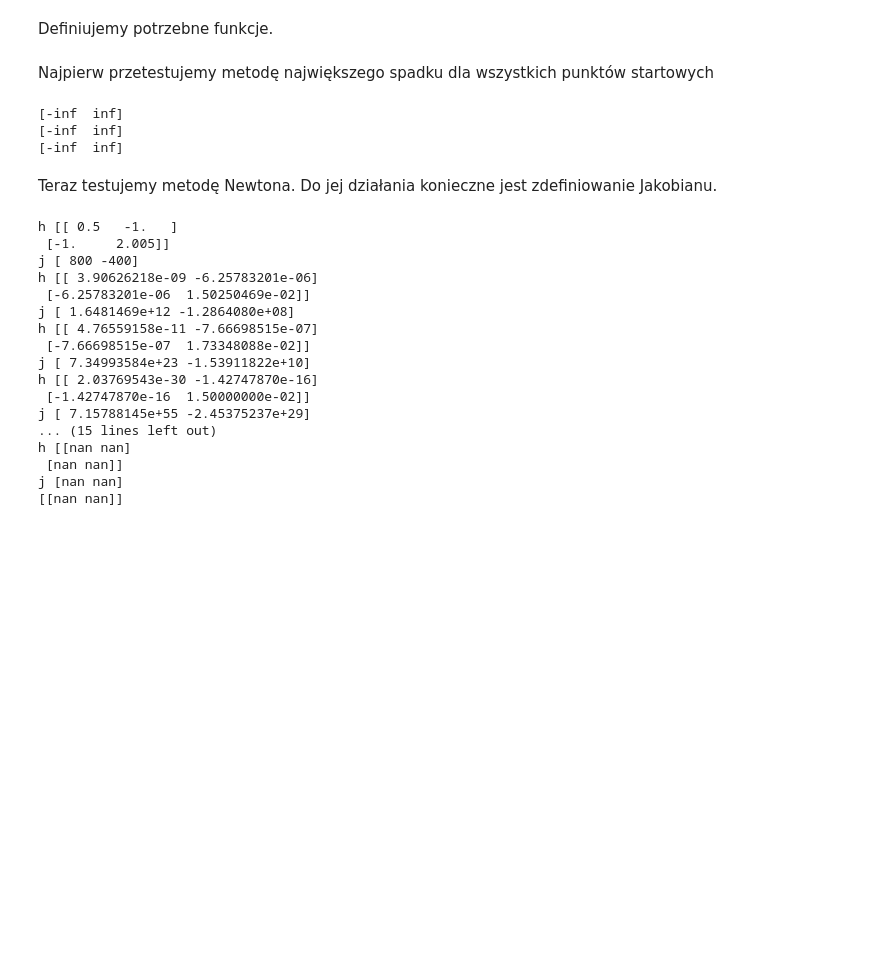
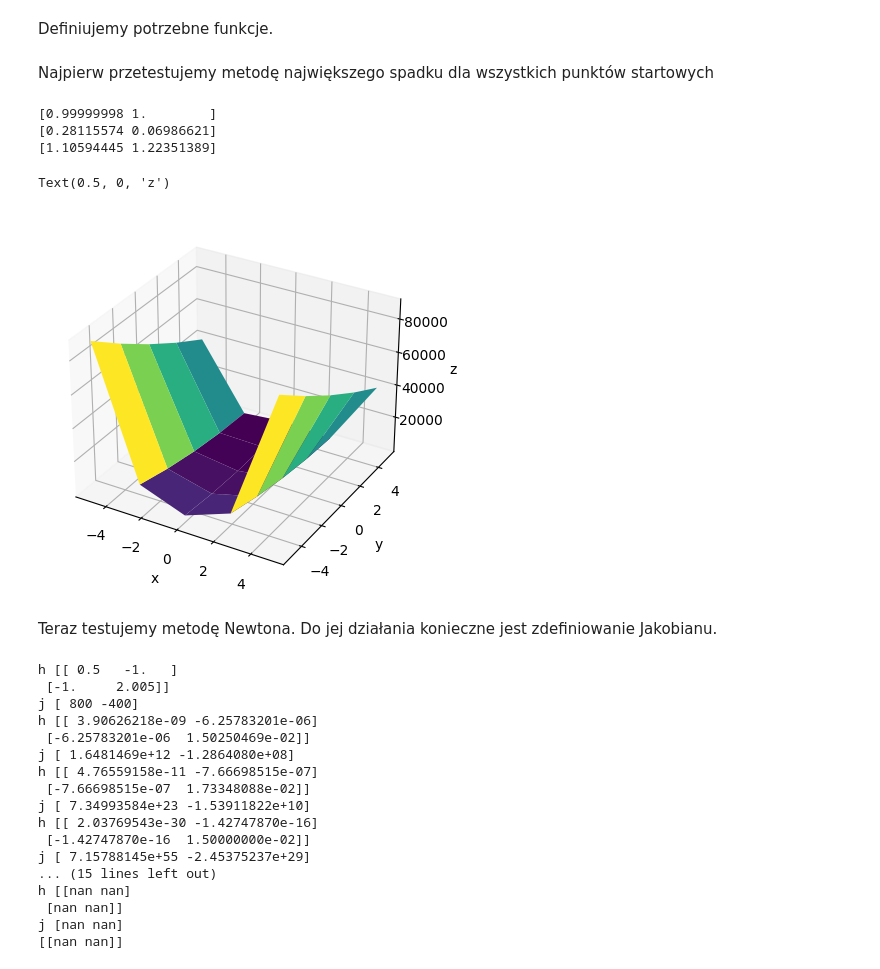
Before and after one commit to kpiotr6/MOWNIT, a Jupyter notebook: L11/labolatorium11.ipynb, the cells around one changed output. Saved outputs shown, nothing was run; the diff lists cells and outputs as text; code cells hidden in the pictures; blank space fills up the shorter version.

```diff
--- a/L11/labolatorium11.ipynb
+++ b/L11/labolatorium11.ipynb
@@ -320,8 +324,8 @@ def simple_newton(x,fun):
 # %%
 def rosenbrock(x):
-    return 100*x[0]**4-200*x[1]*x[0]**2+x[0]**2+100*x[1]**2+1
+    return 100*(x[1]-x[0]*x[0])**2+(1-x[0])**2
 # %%
 def jacobian(x):
-    return np.array([400*(x[1]**3)-400*x[0]*x[1]+2*x[1]-2,-200*x[1]-200*x[0]**2])
+    return np.array([(x[1]-x[0]*x[0])*x[0]*(-400)-2+x[0],200*(x[1]-x[0]*x[0])])
 # %%
 def to_min(a,x,g):
@@ -330,11 +333,11 @@ def to_min(a,x,g):
 # %%
 def steepest(grad,start):
     current = start
-    a = 1
+    a = [0.5]
     for i in range(10):
         grad_val = grad(current)
-        # a = minimize_scalar(to_min,bounds=(0,2),args=(current,grad_val),method="Bounded").x
-        # a = minimize(to_min,a,method="SLSQP",args=(current,grad_val),bounds=[(0,float('inf'))]).x
+        res = minimize(to_min,a,args=(current,grad_val),bounds=[(0,float('inf'))])
+        a = res.x
         current = current - a*grad_val
     return current
 # %% [markdown]
@@ -342,21 +345,32 @@ Najpierw przetestujemy metodę największego spadku dla wszystkich punktów star
 # %%
 x0 = [-1, 1]
 x1 = [0, 1]
 x2 = [2, 1]
 res0 = steepest(jacobian,x0)
 res1 = steepest(jacobian,x1)
 res2 = steepest(jacobian,x2)
 print(res0)
 print(res1)
 print(res2)
-# x = np.linspace(0,20,1000)
-# y = [to_min(i,[1,1],[1,1]) for i in x]
-# mp.plot(x,y)
-# mp.show()
+x = np.linspace(-5,5,5)
+y = np.linspace(-5,5,5)
+X,Y = np.meshgrid(x,y)
+a = (X,Y)
+Z = rosenbrock(a)
+# for i in
+fig = plt.figure()
+ax = plt.axes(projection='3d')
+ax.plot_surface(X, Y, Z, rstride=1, cstride=1,
+                cmap='viridis', edgecolor='none')
+ax.set_xlabel('x')
+ax.set_ylabel('y')
+ax.set_zlabel('z')
 # %% [output]
-[-inf  inf]
-[-inf  inf]
-[-inf  inf]
+[0.99999998 1.        ]
+[0.28115574 0.06986621]
+[1.10594445 1.22351389]
+Text(0.5, 0, 'z')
+[figure, added]
 # %%
 def jacobian2(x):
     x=np.array(x)[0]
```
Also changed, not shown: parts of 3 cells of this notebook.
